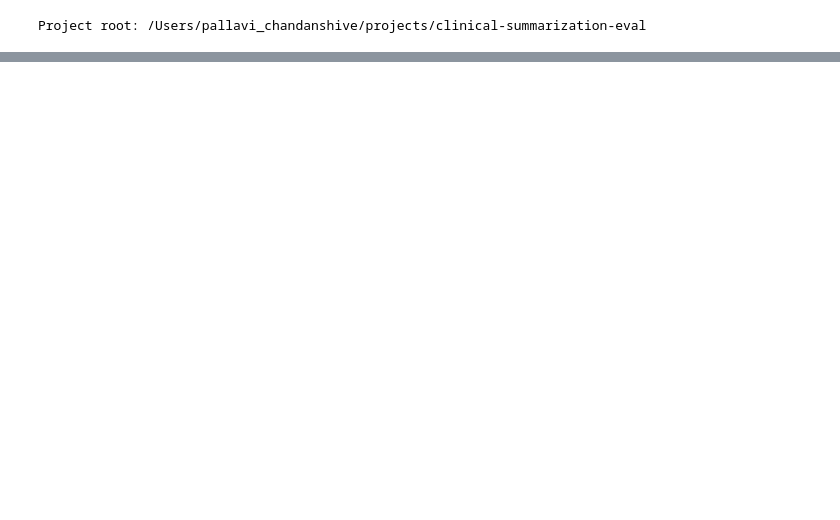
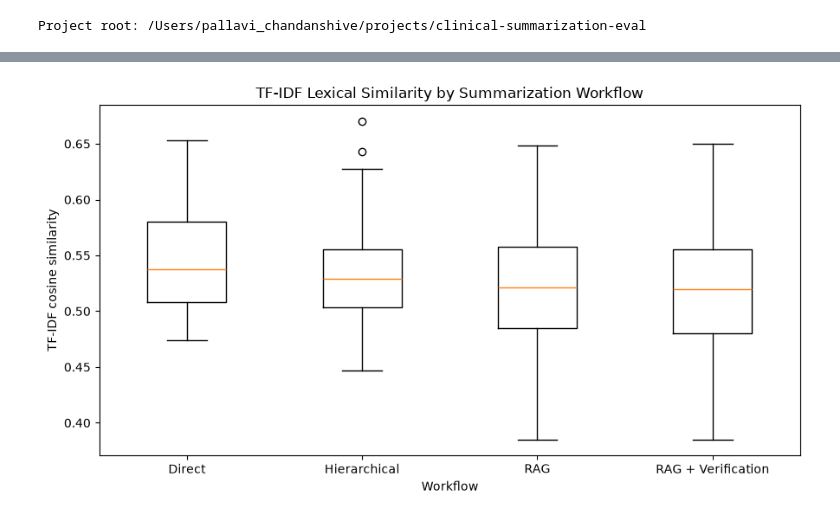
Before and after one commit to pallavi-cs-ai/clinical-summarization-eval, a Jupyter notebook: notebooks/evaluation/01_tfidf_evaluation.ipynb, the cells around one changed output, grey strips where cells are left out. Drawn from its saved outputs; the diff is of its cells as text; code cells hidden in the pictures; blank space fills up the shorter version.

```diff
--- a/notebooks/evaluation/01_tfidf_evaluation.ipynb
+++ b/notebooks/evaluation/01_tfidf_evaluation.ipynb
@@ -67,0 +427,6 @@ First value keys: dict_keys(['person_id', 'revision_needed', 'issue_count', 'ori
+# %%
+# ---------------------------------------------------------
+# Store results
+# ---------------------------------------------------------
+
+tfidf_df = pd.DataFrame(tfidf_results)
@@ -67,0 +551,50 @@ First value keys: dict_keys(['person_id', 'revision_needed', 'issue_count', 'ori
+# %%
+# ---------------------------------------------------------
+# Visualize TF-IDF score distributions by workflow
+# ---------------------------------------------------------
+# A boxplot lets us compare the distribution of the 50
+# patient-level scores across the four workflows.
+#
+# This helps us see:
+# - the median score,
+# - spread across patients,
+# - possible outliers,
+# - and how strongly the workflow distributions overlap.
+
+import matplotlib.pyplot as plt
+
+workflow_order = [
+    "direct",
+    "hierarchical",
+    "rag",
+    "rag_verification"
+]
+
+plot_data = [
+    tfidf_df.loc[
+        tfidf_df["workflow"] == workflow,
+        "tfidf_cosine"
+    ].values
+    for workflow in workflow_order
+]
+
+plt.figure(figsize=(9, 5))
+
+plt.boxplot(
+    plot_data,
+    tick_labels=[
+        "Direct",
+        "Hierarchical",
+        "RAG",
+        "RAG + Verification"
+    ]
+)
+
+plt.ylabel("TF-IDF cosine similarity")
+plt.xlabel("Workflow")
+plt.title("TF-IDF Lexical Similarity by Summarization Workflow")
+
+plt.tight_layout()
+plt.show()
+# %% [output]
+[figure, added]
```
Also changed, not shown: parts of 15 cells of this notebook, 2 other files.
